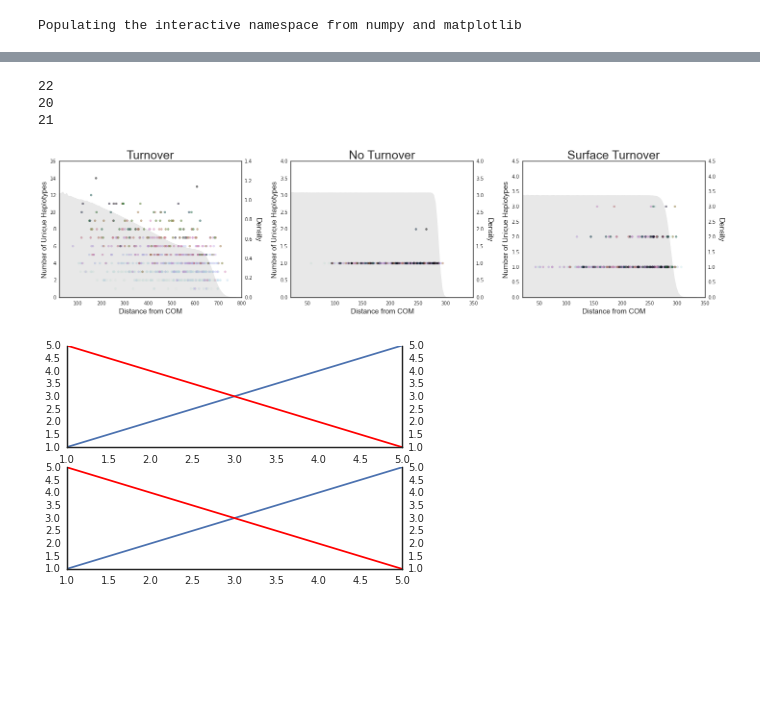
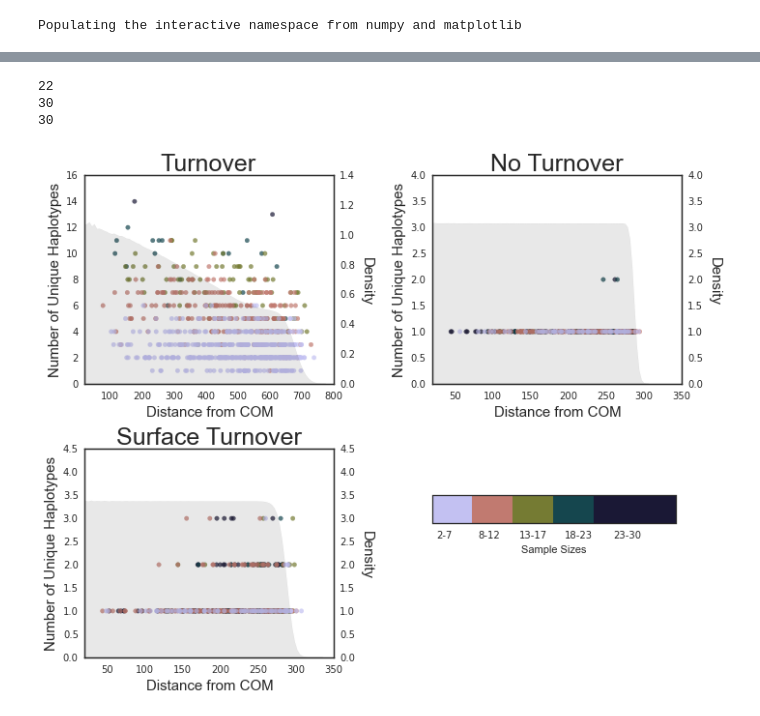
Before and after one commit to zafarali/tumorheterogeneity, a Jupyter notebook: haplotypePlot.ipynb, the cells around one changed output, grey strips where cells are left out. Cells and saved outputs as stored; diff of their text form; code cells hidden in the pictures; blank space fills up the shorter version.

Commit message:
Reverse color order

```diff
--- a/haplotypePlot.ipynb
+++ b/haplotypePlot.ipynb
@@ -65,10 +29,27 @@ sns.despine()
+# %%
+def create_colormap(colormap_name='cubehelix_r', n_colors=8, use_range=(1,3,4,6,7,7), start_bin=2, each_bin=5, return_colormap=False):
+    colors = sns.color_palette(colormap_name, n_colors=n_colors)
+    bin_ = start_bin
+    color_mapping = {}
+    for color in use_range: #map through all colors
+        for i in xrange(each_bin):
+            color_mapping[bin_+i] = colors[color]
+        bin_= bin_ + each_bin
+
+    if return_colormap:
+        return mpl.colors.ListedColormap([ colors[i] for i in use_range])
+    def c_mapper(i):
+        try:
+            return color_mapping[i]
+        except Exception as e:
+            print('error')
+            return color_mapping[sorted(color_mapping.keys())[-1]]
+    return c_mapper
 # %%
 sns.set_style('white')
-fig = plt.figure(figsize=(20,5))
+fig = plt.figure(figsize=(10,8))
 
-
-
-ax1 = fig.add_subplot(131)
+ax1 = fig.add_subplot(221)
 
 r = np.load('./hists/1_0_1/1_0_1_outs_r_meaned.npy')
 rho = np.load('./hists/1_0_1/1_0_1_outs_rho_corrected.npy')
@@ -77,7 +58,7 @@ ax1_r = ax1.twinx()
 ax1_r.fill_between(r, rho,alpha=0.09,color=(0,0,0))
 ax1_r.set_ylabel('Density', rotation=-90,labelpad=20, fontsize=15)
 
-plot_hist('./June29outs/1_0_1_outs/pipe_out_Wed_Jun_29_11_54_28_2016/statistics.csv', ax1, max_sample=22)
+plot_hist('./June29outs/1_0_1_outs/pipe_out_Wed_Jun_29_11_54_28_2016/statistics.csv', ax1, max_sample=30)
 
 ax1.set_xlim([20,800])
 ax1.set_title('Turnover', fontsize=25)
@@ -85,7 +66,7 @@ ax1.set_xlabel('Distance from COM', fontsize=15)
 ax1.set_ylabel('Number of Unique Haplotypes', fontsize=15)
 ax1.set_ylim([0,16])
 
-ax2 = fig.add_subplot(132)
+ax2 = fig.add_subplot(222)
 
 r = np.load('./hists/1_0_0/1_0_0_outs_r_meaned.npy')
 rho = np.load('./hists/1_0_0/1_0_0_outs_rho_corrected.npy')
@@ -96,7 +77,7 @@ ax2_r.fill_between(r, rho,alpha=0.09,color=(0,0,0))
 ax2_r.set_ylabel('Density', rotation=-90,labelpad=20, fontsize=15)
 
 
-plot_hist('./June29outs/1_0_0_outs/pipe_out_Tue_Jun_28_18_02_22_2016/statistics.csv', ax2, max_sample=22)
+plot_hist('./June29outs/1_0_0_outs/pipe_out_Tue_Jun_28_18_02_22_2016/statistics.csv', ax2, max_sample=30)
 
 
 ax2.set_title('No Turnover', fontsize=25)
@@ -105,49 +86,52 @@ ax2.set_ylim([0,4])
 ax2.set_xlim([20,350])
 ax2.set_ylabel('Number of Unique Haplotypes', fontsize=15)
 
-ax3 = fig.add_subplot(133)
+ax3 = fig.add_subplot(223)
 # ax3.set(zorder=5)
 # ax3.
 r = np.load('./hists/1_1_1/1_1_1_outs_r_meaned.npy')
 rho = np.load('./hists/1_1_1/1_1_1_outs_rho_corrected.npy')
 ax3_r = ax3.twinx()
 # ax3_r.set(zorder=1)
 # ax3_r.plot(r,rho)
 ax3_r.fill_between(r, rho,alpha=0.09,color=(0,0,0))
 ax3_r.set_ylabel('Density', rotation=-90, labelpad=20, fontsize=15)
 
-plot_hist('./June29outs/1_1_1_outs/pipe_out_Wed_Jun_29_12_32_22_2016/statistics.csv', ax3, max_sample=22)
+plot_hist('./June29outs/1_1_1_outs/pipe_out_Wed_Jun_29_12_32_22_2016/statistics.csv', ax3, max_sample=30)
 
 
 ax3.set_title('Surface Turnover', fontsize=25)
 ax3.set_ylim([0,4.5])
 ax3.set_xlim([20,350])
 ax3.set_xlabel('Distance from COM', fontsize=15)
 ax3.set_ylabel('Number of Unique Haplotypes', fontsize=15)
 
 fig.tight_layout(pad=1, w_pad=2)
 # sns.despine(top=True,left=False,right=False)
 
 # cbar = fig.colorbar(ticks=[-1,0,1], orientation='horizontal')
+# ax3 = fig.add_axes([0.05, -0.15, 0.1, 0.05])
+ax4 = fig.add_subplot(224)
+ax4.set_position([0.57, 0.318, 0.35,0.05])
 
+cb = mpl.colorbar.ColorbarBase(ax4, cmap=create_colormap(return_colormap=True),
+#                                 tick=['2-7', '8-13', '14-19', '20-25', '26-30'],
+#                                 extend='both',
+                                # Make the length of each extension
+                                # the same as the length of the
+                                # interior colors:
+#                                 extendfrac='auto',
+#                                 ticks=bounds,
+                                spacing='uniform',
+                                orientation='horizontal')
+cb.set_label('Sample Sizes')
+cb.set_ticks(list(np.linspace(0.05,0.6,4))+[0.8])
+cb.set_ticklabels(['2-7', '8-12', '13-17', '18-23', '23-30'])
 plt.savefig('test2.pdf', dpi=300)
 plt.savefig('test2.svg', dpi=300)
 plt.savefig('test2.png', dpi=300)
 # %% [output]
 22
-20
-21
+30
+30
-[figure, old version]
+[figure, new version]
-# %%
-fig = plt.figure()
-ax = fig.add_subplot(211)
-ax.plot([1,2,3,4,5], [1,2,3,4,5])
-ax2 = ax.twinx()
-ax2.plot([1,2,3,4,5], [5,4,3,2,1], 'r')
-ax3 = fig.add_subplot(212)
-ax3.plot([1,2,3,4,5], [1,2,3,4,5])
-ax4 = ax3.twinx()
-ax4.plot([1,2,3,4,5], [5,4,3,2,1], 'r')
-sns.despine(top=True,left=False,right=False)
-# %% [output]
-[figure, removed]
```
Also changed, not shown: parts of 6 cells of this notebook.
